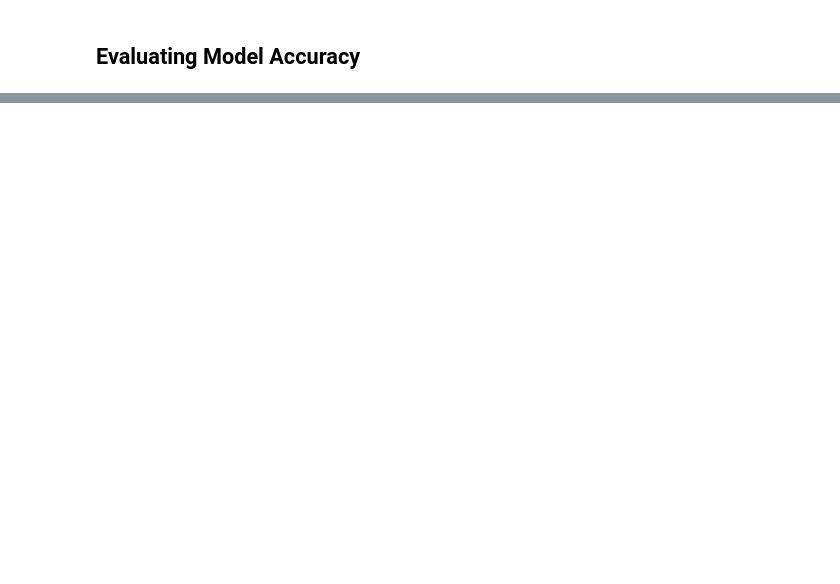
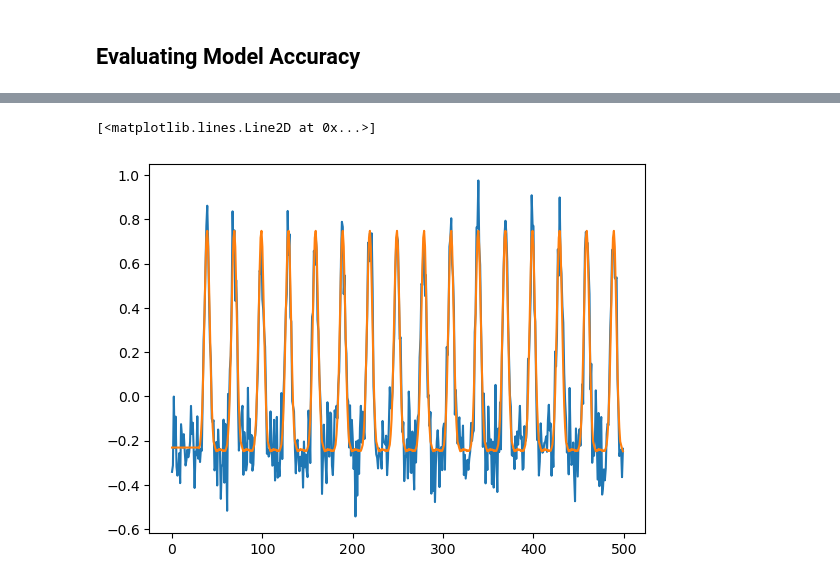
Before and after one commit to OleBialas/iBOTS-Intro-to-EEG-MEG-Analysis-with-MNE-Python, a Jupyter notebook: 10_time_lags/index.ipynb, the cells around one changed output, grey strips where cells are left out. Cells and saved outputs as stored; diff of their text form; code cells hidden in the pictures; blank space fills up the shorter version.

```diff
--- a/10_time_lags/index.ipynb
+++ b/10_time_lags/index.ipynb
@@ -211,0 +213,7 @@ b.shape
+# %%
+y_pred = np.convolve(X.flatten(), b[1:], mode="full")[:n] + b[0]
+plt.plot(y[:500])
+plt.plot(y_pred[:500])
+# %% [output]
+[<matplotlib.lines.Line2D at 0x...>]
+[figure, added]
```
Also changed, not shown: parts of 21 cells of this notebook, 3 other files.
